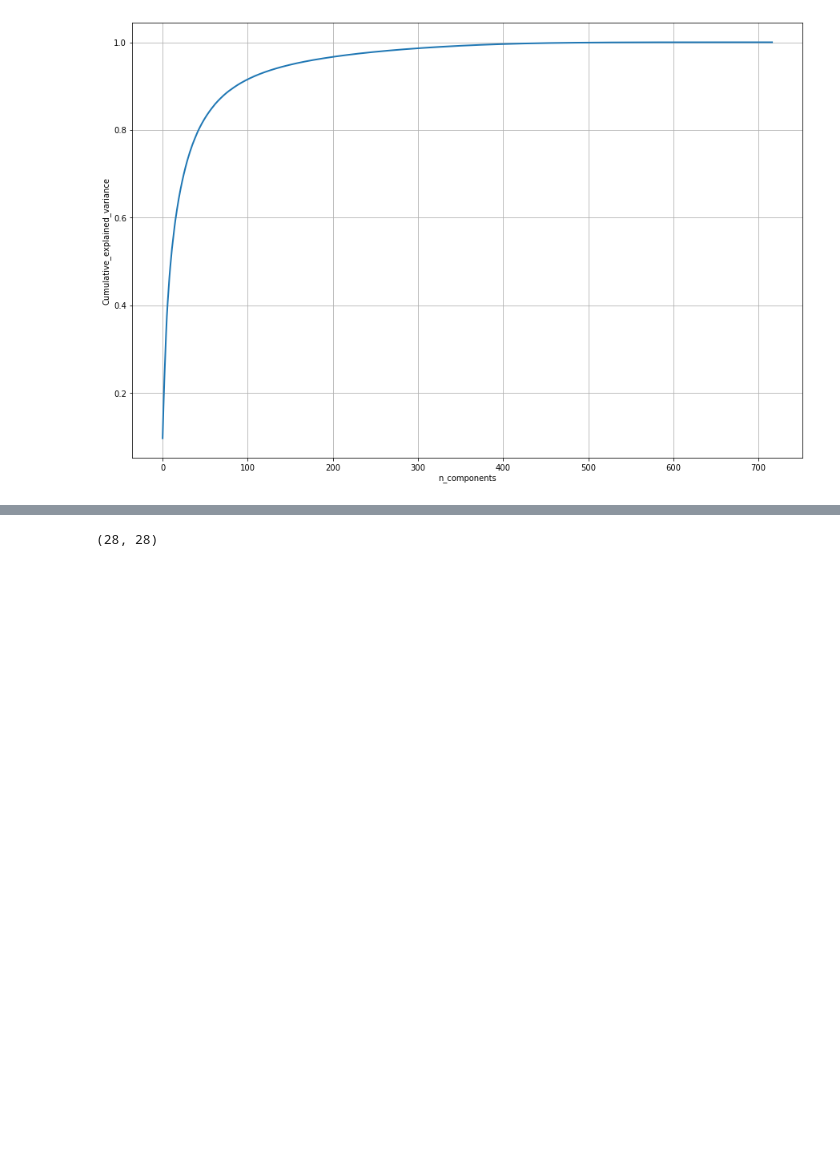
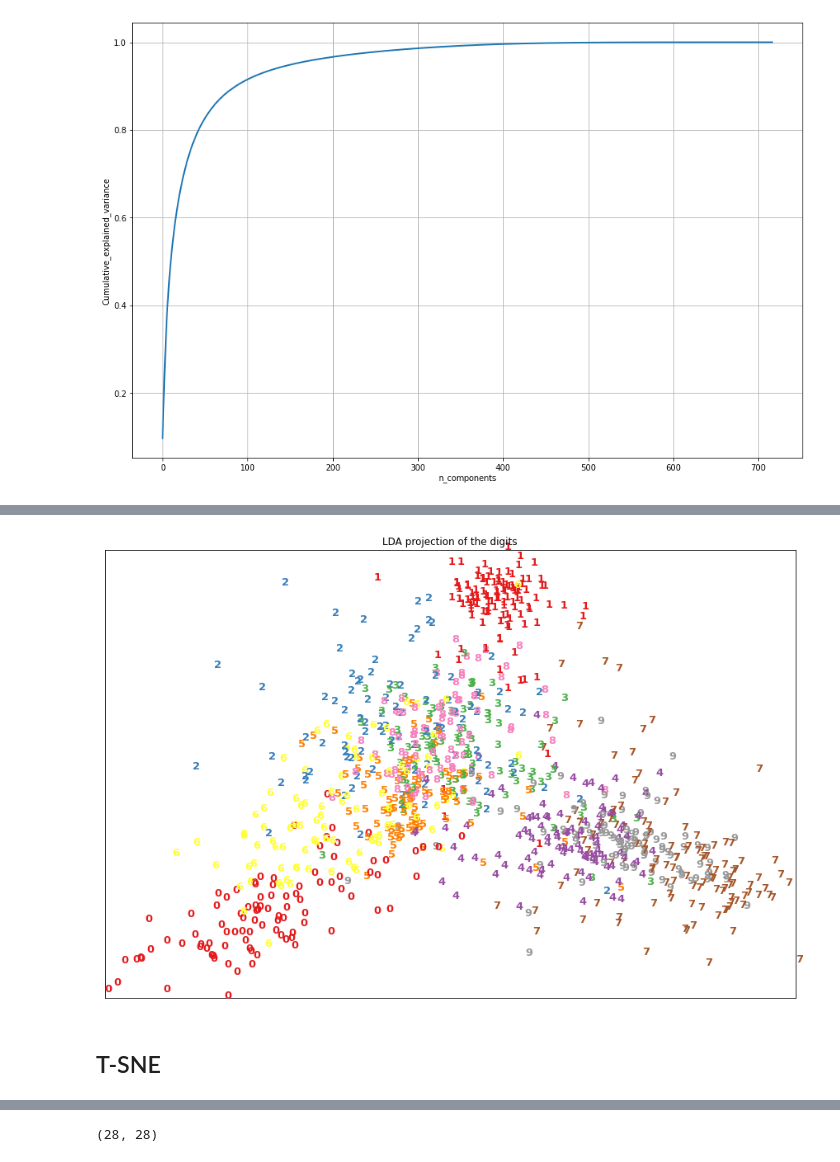
Before and after one commit to dimassores/ml-basics, a Jupyter notebook: 03-image-classification/Image Classification.ipynb, the cells around one changed output, grey strips where cells are left out. Saved outputs shown, nothing was run; the diff lists cells and outputs as text; code cells hidden in the pictures; blank space fills up the shorter version.

```diff
--- a/03-image-classification/Image Classification.ipynb
+++ b/03-image-classification/Image Classification.ipynb
@@ -253,0 +300,8 @@ plt.show()
+# %%
+y = y_train_mnist[0:1000]
+plot_2d_embedding(lda_data[0:1000], y,
+               "LDA projection of the digits", size = 13)
+# %% [output]
+[figure, added]
+# %% [markdown]
+## T-SNE
```
Also changed, not shown: parts of 28 cells of this notebook, 1 other file.
